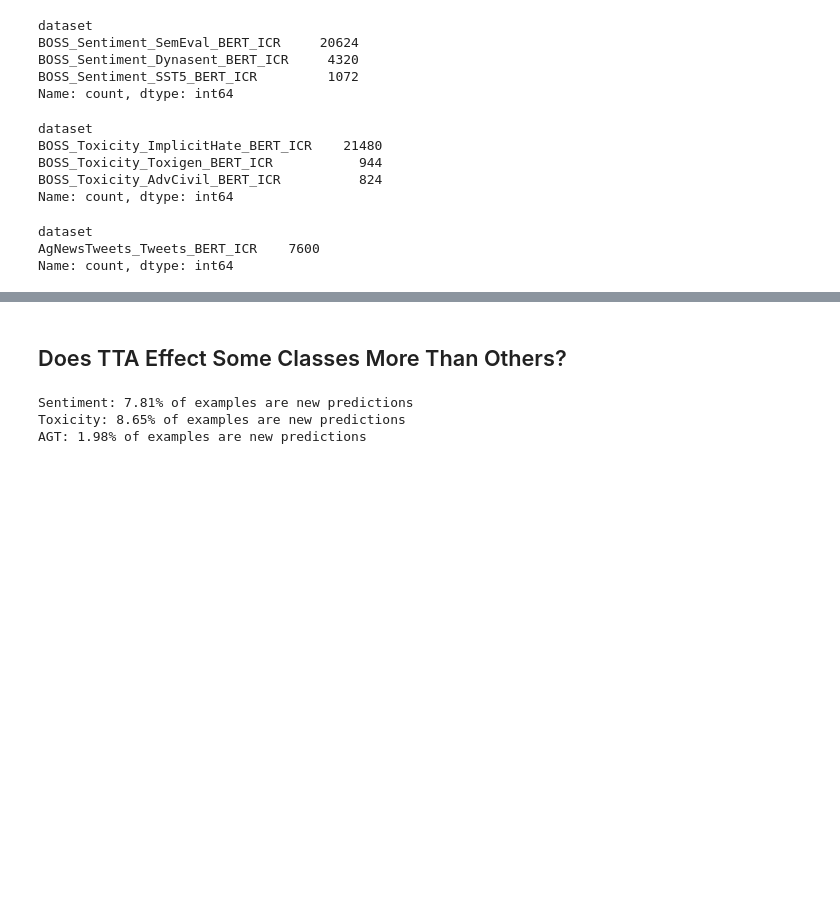
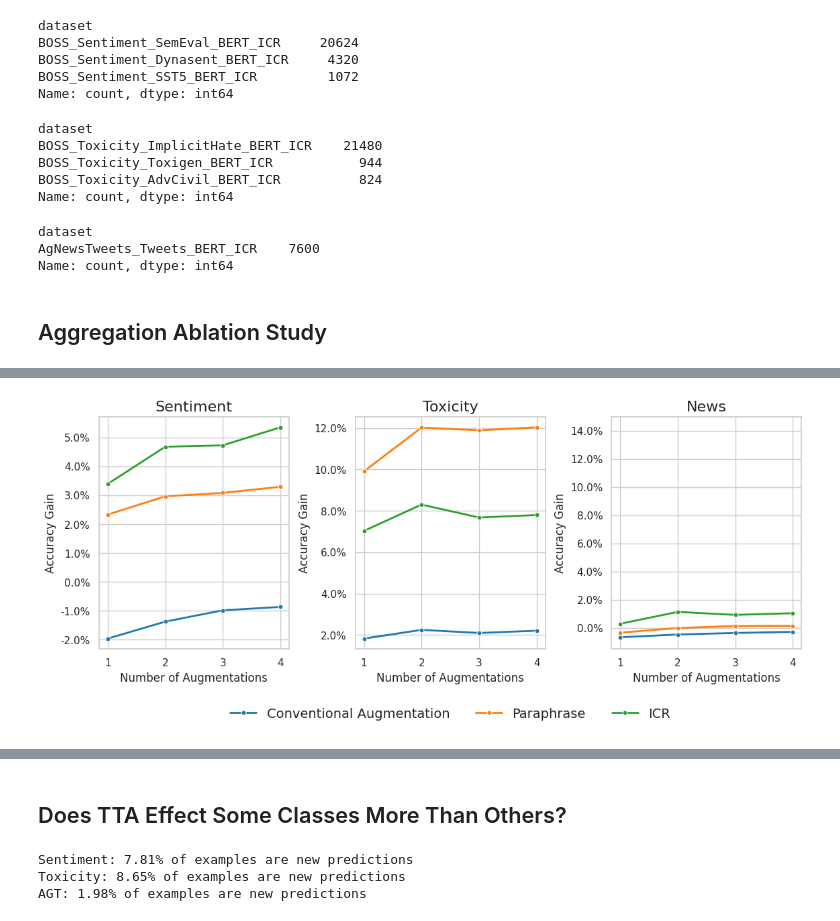
Before and after one commit to Kyle1668/LLM-TTA, a Jupyter notebook: notebooks/method_analysis_paper.ipynb, the cells around one changed output, grey strips where cells are left out. Cells and saved outputs as stored; diff of their text form; code cells hidden in the pictures; blank space fills up the shorter version.

```diff
--- a/notebooks/method_analysis_paper.ipynb
+++ b/notebooks/method_analysis_paper.ipynb
@@ -360,3 +397,5 @@ Name: count, dtype: int64
 dataset
 AgNewsTweets_Tweets_BERT_ICR    7600
 Name: count, dtype: int64
+# %% [markdown]
+## Aggregation Ablation Study
@@ -362,0 +439,70 @@ Name: count, dtype: int64
+# %%
+aggregation_ablation_frame = pd.DataFrame(perf_records)
+
+# select where distribution != ID
+aggregation_ablation_frame = aggregation_ablation_frame[aggregation_ablation_frame["distribution"] != "ID"]
+
+# set method to TTA if not Paraphrase or ICR and LLM-TTA if Paraphrase or ICR
+# aggregation_ablation_frame["method"] = aggregation_ablation_frame["method"].apply(lambda x: "TTA" if x not in ["Paraphrase", "ICR"] else "LLM-TTA")
+
+# for tta_method in ["Conventional Augmentation", "Paraphrase", "ICR"]:
+aggregation_ablation_frame["method"] = aggregation_ablation_frame["method"].apply(lambda x: "ICR" if "ICR" in x else "Paraphrase" if "Paraphrase" in x else "Conventional Augmentation")
+
+# create three figures, one for Sentiment, Toxicity, and News
+fig, axes = plt.subplots(1, 3, figsize=(3 * FIG_SIZE, FIG_SIZE))
+for index, task_name in enumerate(["Sentiment", "Toxicity", "News"]):
+    # get the current task frame
+    current_frame = aggregation_ablation_frame[aggregation_ablation_frame["dataset"] == task_name]
+
+    # where use_source is True
+    current_frame_source = current_frame[current_frame["use_source"] == True]
+
+    # plot the current task frame
+    sns.lineplot(
+        data=current_frame,
+        x="num_augmentations",
+        y="delta",
+        hue="method",
+        # style="use_source",
+        ax=axes[index],
+        linewidth=LINE_WIDTH,
+        ci=None,
+        marker="o",
+        markersize=5)
+
+    # set x label to Number of Augmentations
+    axes[index].set_xlabel("Number of Augmentations")
+
+    # set y label to Accuracy
+    axes[index].set_ylabel("Accuracy Gain")
+
+    # make the y axis percents that go to the hundreds place
+    axes[index].yaxis.set_major_formatter(lambda x, pos: f"{x:.0%}")
+
+    # set title to Sentiment, Toxicity, or News
+    axes[index].set_title(task_name, fontsize=TITLE_FONT_SIZE)
+
+    # se legend to the bottom left
+    axes[index].legend(loc="lower right")
+
+    # standardize the y axis
+    axes[i].set_ylim(-0.015, 0.15)
+
+    # x axis ticks are five equally spaced ticks between the min and max of the x axis
+    axes[index].set_xticks(np.linspace(current_frame["num_augmentations"].min(), current_frame["num_augmentations"].max(), 4))
+
+    # remove leegnd in not middle plot
+    if index != 1:
+        axes[index].get_legend().remove()
+    else:
+        # center below plot with no frame
+        axes[index].legend(loc="upper center", bbox_to_anchor=(0.5, -0.20), ncol=3, frameon=False, fontsize=14)
+
+    # have y ticks to the tenths place
+    axes[index].yaxis.set_major_formatter(lambda x, pos: f"{x:.1%}")
+
+# add padding for labels
+fig.subplots_adjust(wspace=WSPACE + 0.05, hspace=WSPACE)
+
+fig.savefig("figures/method_analysis_aggrgeation_ablation.png", bbox_inches="tight")
+# %% [output]
@@ -362,0 +520 @@ Name: count, dtype: int64
+[figure, added]
```
Also changed, not shown: parts of 15 cells of this notebook, 10 other files.
